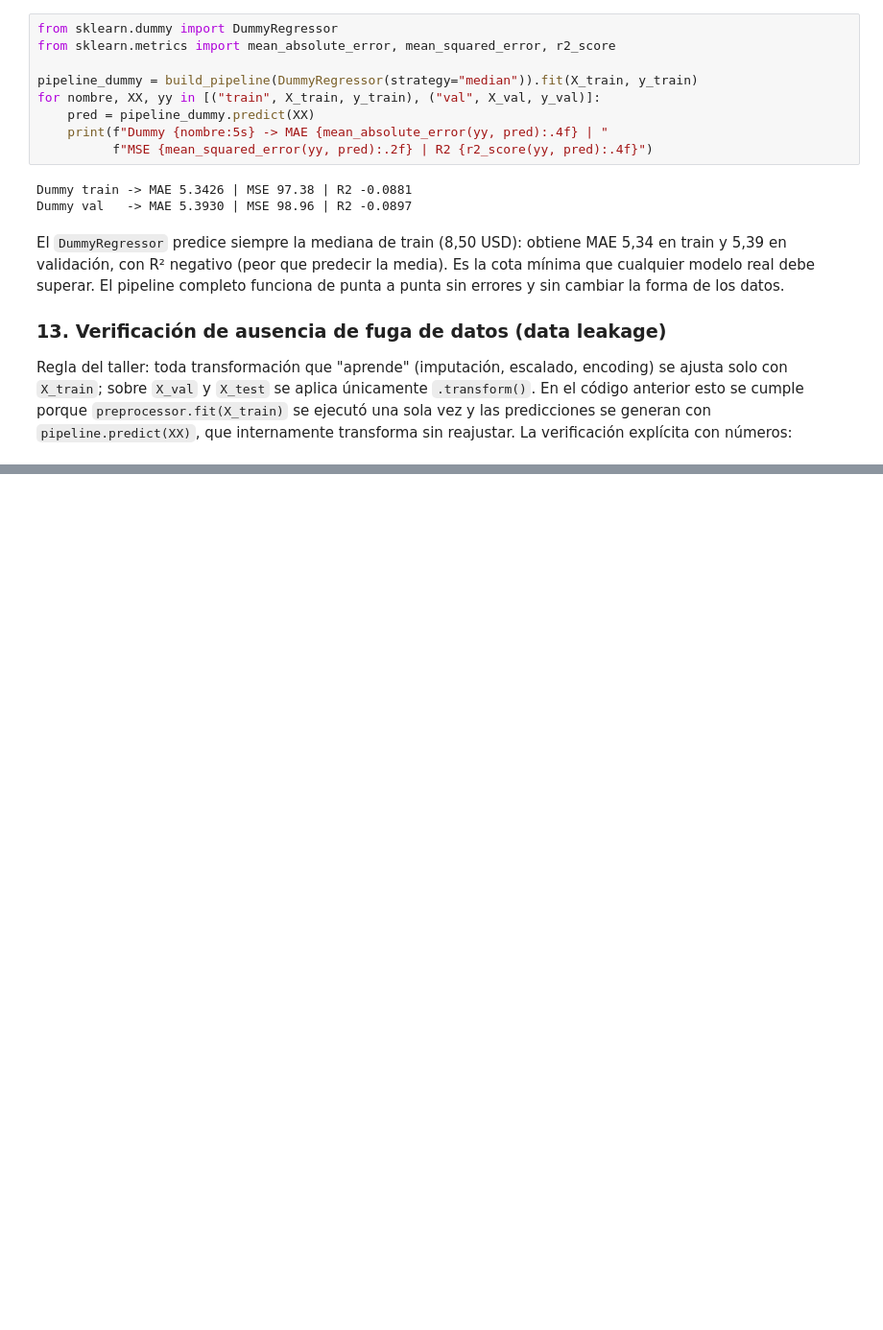
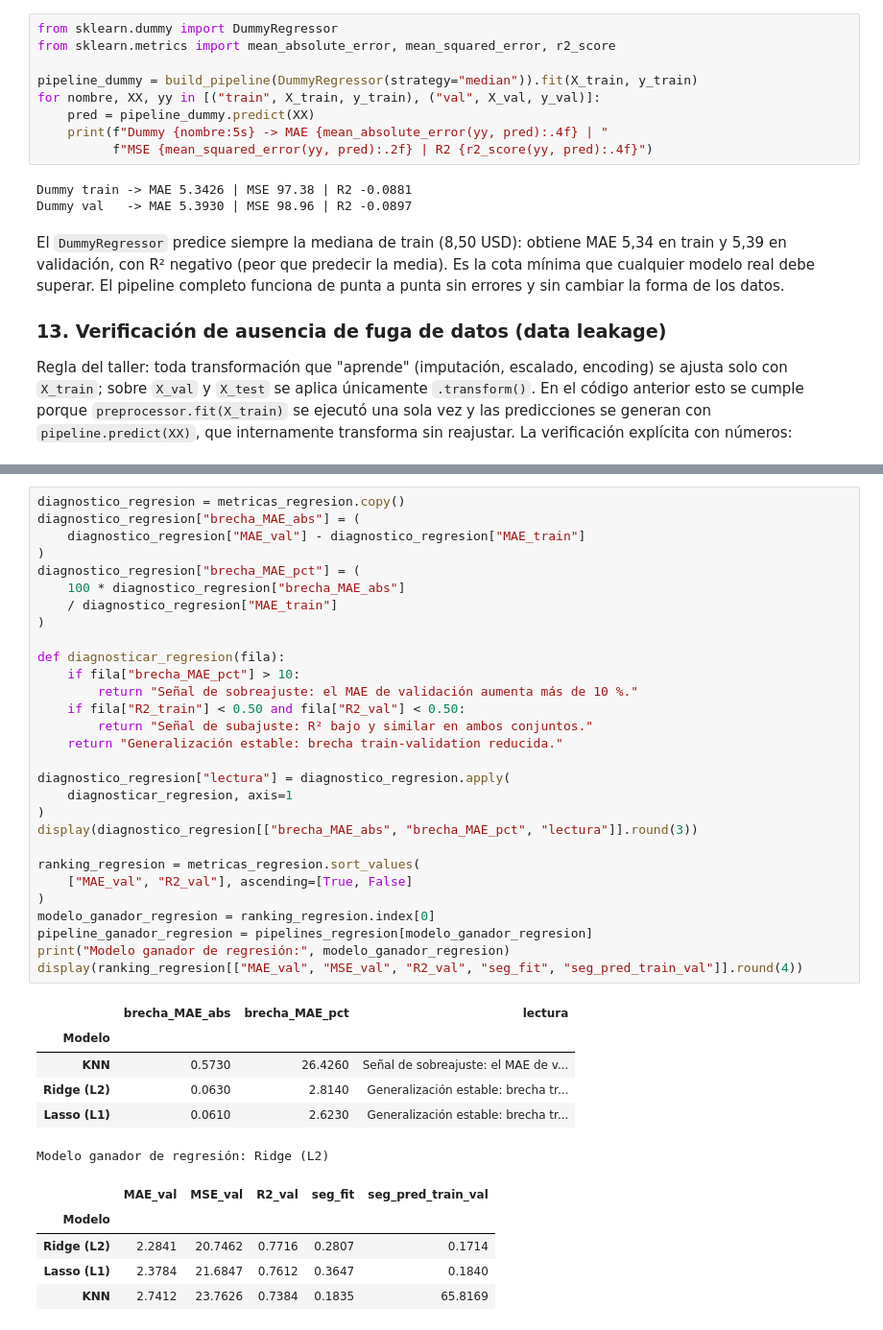
Before and after one commit to alejoriosm04/workshop-01-ml, a Jupyter notebook: notebooks/01_regresion_uber.ipynb, the cells around one changed output, grey strips where cells are left out. Shown at 96% size. Drawn from its saved outputs; the diff is of its cells as text; blank space fills up the shorter version.

```diff
--- a/notebooks/01_regresion_uber.ipynb
+++ b/notebooks/01_regresion_uber.ipynb
@@ -918,0 +992,41 @@ no debe usarse hasta la Fase 6.
+# %%
+diagnostico_regresion = metricas_regresion.copy()
+diagnostico_regresion["brecha_MAE_abs"] = (
+    diagnostico_regresion["MAE_val"] - diagnostico_regresion["MAE_train"]
+)
+diagnostico_regresion["brecha_MAE_pct"] = (
+    100 * diagnostico_regresion["brecha_MAE_abs"]
+    / diagnostico_regresion["MAE_train"]
+)
+
+def diagnosticar_regresion(fila):
+    if fila["brecha_MAE_pct"] > 10:
+        return "Señal de sobreajuste: el MAE de validación aumenta más de 10 %."
+    if fila["R2_train"] < 0.50 and fila["R2_val"] < 0.50:
+        return "Señal de subajuste: R² bajo y similar en ambos conjuntos."
+    return "Generalización estable: brecha train-validation reducida."
+
+diagnostico_regresion["lectura"] = diagnostico_regresion.apply(
+    diagnosticar_regresion, axis=1
+)
+display(diagnostico_regresion[["brecha_MAE_abs", "brecha_MAE_pct", "lectura"]].round(3))
+
+ranking_regresion = metricas_regresion.sort_values(
+    ["MAE_val", "R2_val"], ascending=[True, False]
+)
+modelo_ganador_regresion = ranking_regresion.index[0]
+pipeline_ganador_regresion = pipelines_regresion[modelo_ganador_regresion]
+print("Modelo ganador de regresión:", modelo_ganador_regresion)
+display(ranking_regresion[["MAE_val", "MSE_val", "R2_val", "seg_fit", "seg_pred_train_val"]].round(4))
+# %% [output]
+|  | brecha_MAE_abs | brecha_MAE_pct | lectura |
+| Modelo |  |  |  |
+| KNN | 0.5730 | 26.4260 | Señal de sobreajuste: el MAE de v... |
+| Ridge (L2) | 0.0630 | 2.8140 | Generalización estable: brecha tr... |
+| Lasso (L1) | 0.0610 | 2.6230 | Generalización estable: brecha tr... |
+Modelo ganador de regresión: Ridge (L2)
+|  | MAE_val | MSE_val | R2_val | seg_fit | seg_pred_train_val |
+| Modelo |  |  |  |  |  |
+| Ridge (L2) | 2.2841 | 20.7462 | 0.7716 | 0.2807 | 0.1714 |
+| Lasso (L1) | 2.3784 | 21.6847 | 0.7612 | 0.3647 | 0.1840 |
+| KNN | 2.7412 | 23.7626 | 0.7384 | 0.1835 | 65.8169 |
```
Also changed, not shown: parts of 20 cells of this notebook, 6 other files.
